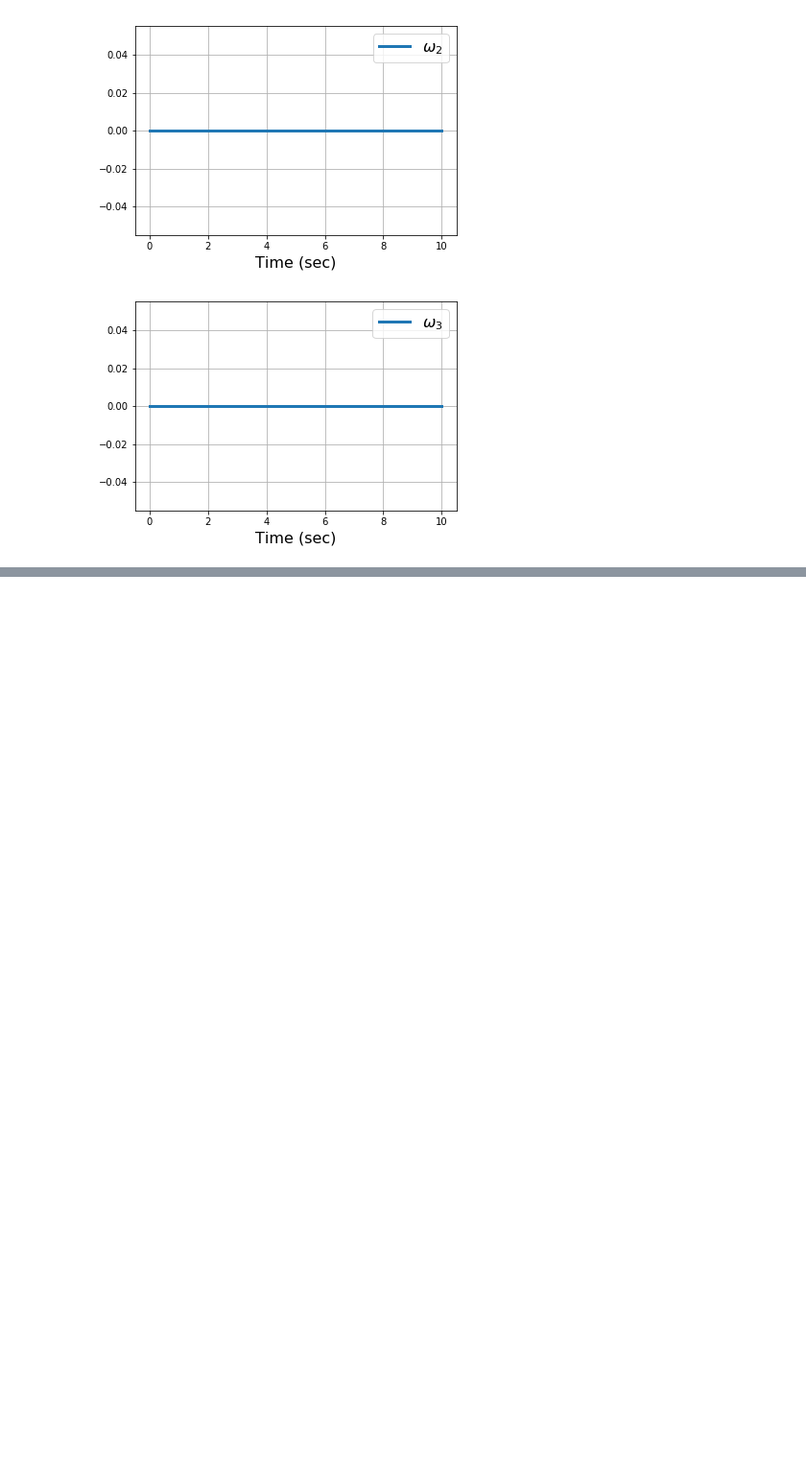
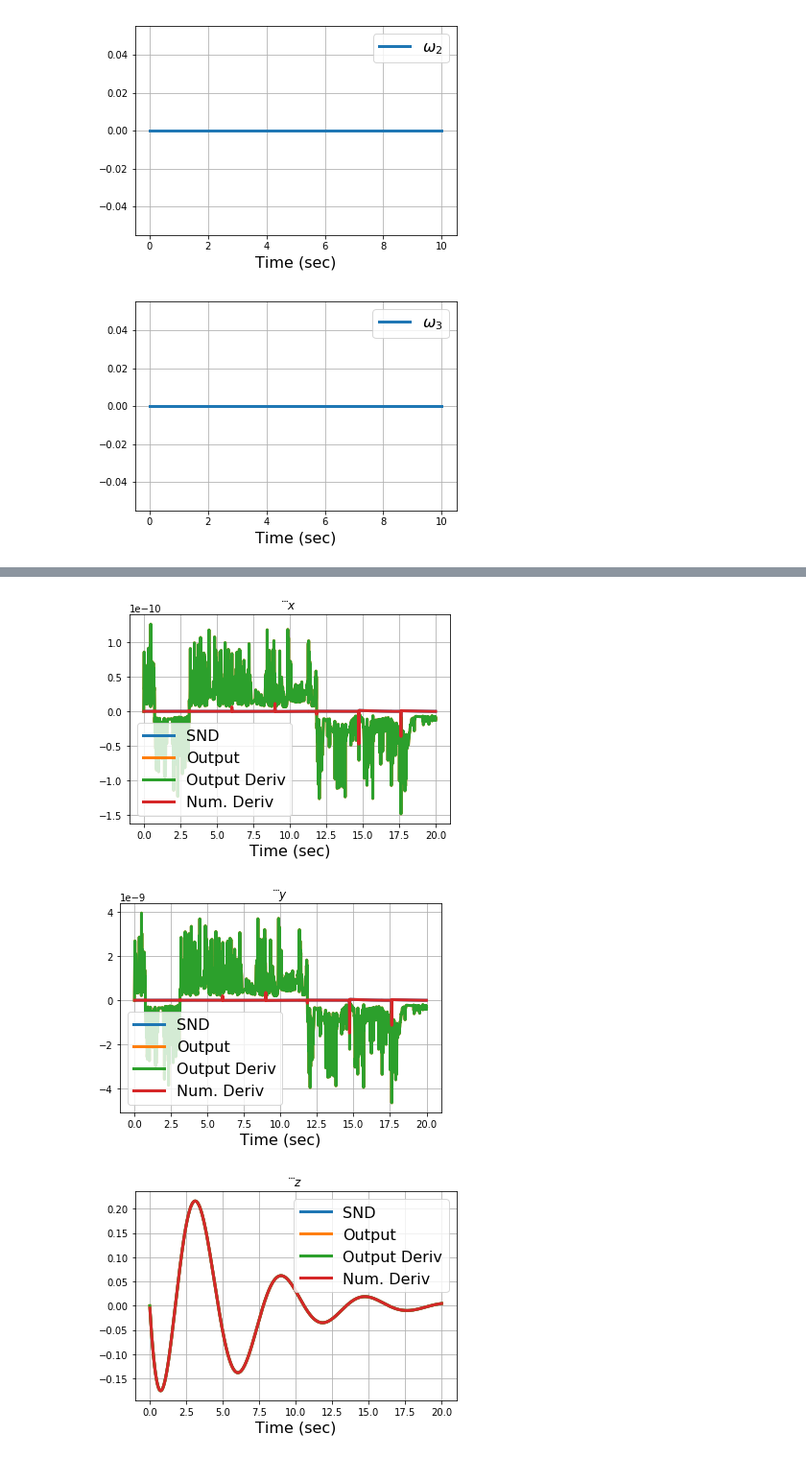
Before and after one commit to vdorobantu/lyapy, a Jupyter notebook: quadrotor.ipynb, the cells around one changed output, grey strips where cells are left out. Shown at 96% size. Cells and saved outputs as stored; diff of their text form; code cells hidden in the pictures; blank space fills up the shorter version.

```diff
--- a/quadrotor.ipynb
+++ b/quadrotor.ipynb
@@ -353,0 +850,37 @@ NameError: name 'zeros' is not defined
+# %%
+#Plotting Jerk Level
+figure()
+plot(t_trim3, xddds[:, 0] - dddr_d[3:-3, 0], linewidth=3, label= 'SND')
+plot(ts, etas[:, 9], linewidth=3, label='Output')
+plot(ts[:-1], eta_dots[:, 6], linewidth=3, label='Output Deriv')
+plot(t_trim, eta_dot_hats[:, 6], linewidth=3, label='Num. Deriv')
+grid()
+legend(fontsize=16)
+xlabel('Time (sec)', fontsize=16)
+title('$\\dddot{x}$')
+
+figure()
+plot(t_trim3, xddds[:, 1] - dddr_d[3:-3, 1], linewidth=3, label= 'SND')
+plot(ts, etas[:, 10], linewidth=3, label='Output')
+plot(ts[:-1], eta_dots[:, 7], linewidth=3, label='Output Deriv')
+plot(t_trim, eta_dot_hats[:, 7], linewidth=3, label='Num. Deriv')
+grid()
+legend(fontsize=16)
+xlabel('Time (sec)', fontsize=16)
+title('$\\dddot{y}$')
+
+figure()
+plot(t_trim3, xddds[:, 2] - dddr_d[3:-3, 2], linewidth=3, label= 'SND')
+plot(ts, etas[:, 11], linewidth=3, label='Output')
+plot(ts[:-1], eta_dots[:, 8], linewidth=3, label='Output Deriv')
+plot(t_trim, eta_dot_hats[:, 8], linewidth=3, label='Num. Deriv')
+grid()
+legend(fontsize=16)
+xlabel('Time (sec)', fontsize=16)
+title('$\\dddot{z}$')
+
+show()
+# %% [output]
+[figure, added]
+[figure, added]
+[figure, added]
```
Also changed, not shown: parts of 19 cells of this notebook, 1 other file.
